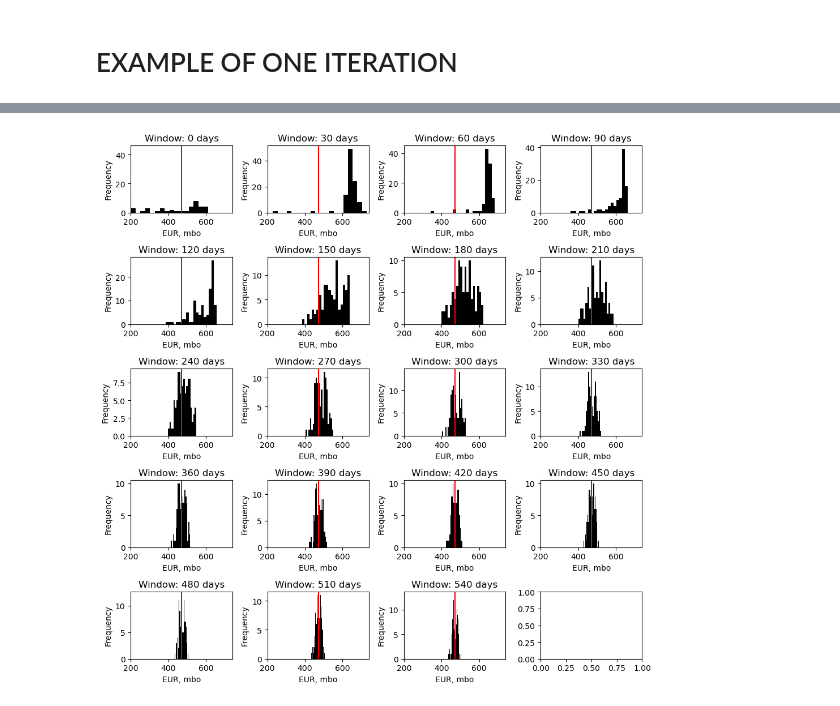
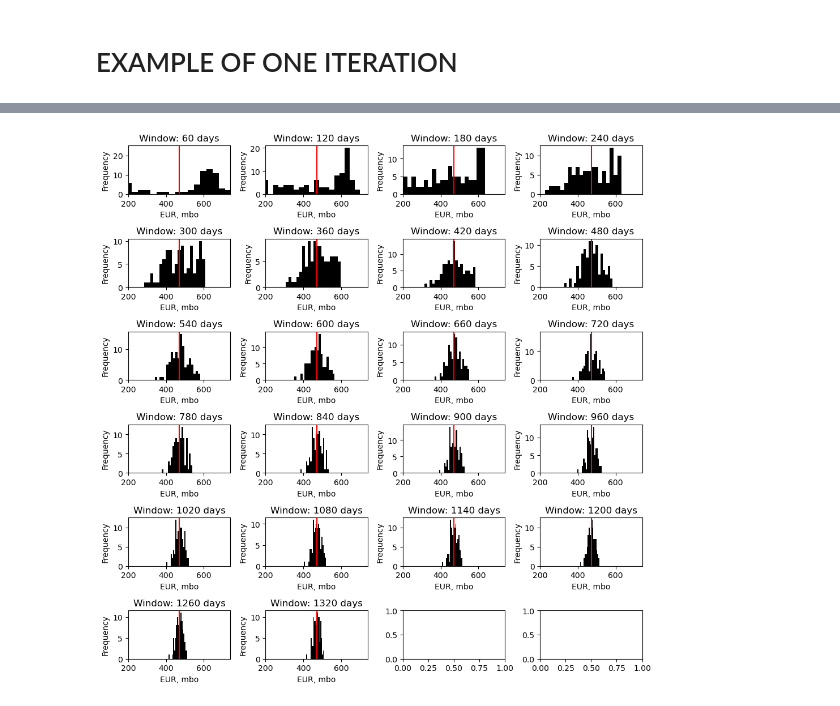
Before and after one commit to rmcguigan/PGE_RESEARCH, a Jupyter notebook: SP24_Research/SP24research_problem_statement.ipynb, the cells around one changed output, grey strips where cells are left out. Cells and saved outputs as stored; diff of their text form; code cells hidden in the pictures.

Commit message:
Expanded the sensitivity and pickled
This included sensitivities for different levels of noise.
The runs are pickled.

```diff
--- a/SP24_Research/SP24research_problem_statement.ipynb
+++ b/SP24_Research/SP24research_problem_statement.ipynb
@@ -39,14 +43,18 @@ import warnings
 import numpy as np
 import pandas as pd
 import matplotlib.pyplot as plt
+import matplotlib.patches as mpatches
+import matplotlib.cm as cm
 import seaborn as sns
+import pickle
 from scipy.optimize import minimize
+from scipy.stats import gennorm
 from matplotlib.ticker import StrMethodFormatter
 from tqdm.notebook import tqdm
 
 warnings.filterwarnings('ignore', category=UserWarning)
 
-golden_ratio = (1 + 5 ** 0.5) / 2
+golden_ratio = (1 + np.sqrt(5)) / 2
 # %%
 class ground_truth:
     """
@@ -209,7 +216,7 @@ pass
 # %%
 # create a test instance of the well object and add error to the production rate
 test = ground_truth(1000, 0.82, 1.2, 0.07, 1, 'day')
-test.add_error(10)
+test.add_error(beta=0.5, loc=0, scale=0.05)  # beta=0.5, loc=0, scale=0.05
 # %%
 # plot the production rate and cumulative production with error for the test instance
 fig, axs = plt.subplots(ncols=2, figsize=(golden_ratio * 3 * 2, 3))
@@ -294,12 +303,12 @@ plt.tight_layout(); plt.show()
 # %%
 # create histrograms of bootstrapped forecasts for each time window of the test instance
-fig, ax = plt.subplots(ncols=4, nrows=5, figsize=(10, 10))
-for i in range(0, 19):
-    ax[i // 4, i % 4].hist(test.eur_array[:, i]/1000, bins=20, color='k')
+fig, ax = plt.subplots(ncols=4, nrows=6, figsize=(10, 10))
+for i in range(0, test.fcst_eur_array.shape[1]):
+    ax[i // 4, i % 4].hist(test.fcst_eur_array[:, i]/1000, bins=20, color='k')
     ax[i // 4, i % 4].axvline(test.eur/1000, c='r', label='Ground truth')
-    ax[i // 4, i % 4].set(xlim=(200,740), title=f'Window: {i * 30} days', xlabel='EUR, mbo', ylabel='Frequency')
+    ax[i // 4, i % 4].set(xlim=(200,740), title=f'Window: {i * 60 + 60} days', xlabel='EUR, mbo', ylabel='Frequency')
 
     plt.tight_layout()
 plt.tight_layout(); plt.show()
 # %% [output]
-[figure, old version]
+[figure, new version]
```
Also changed, not shown: parts of 26 cells of this notebook, 3 other files.
